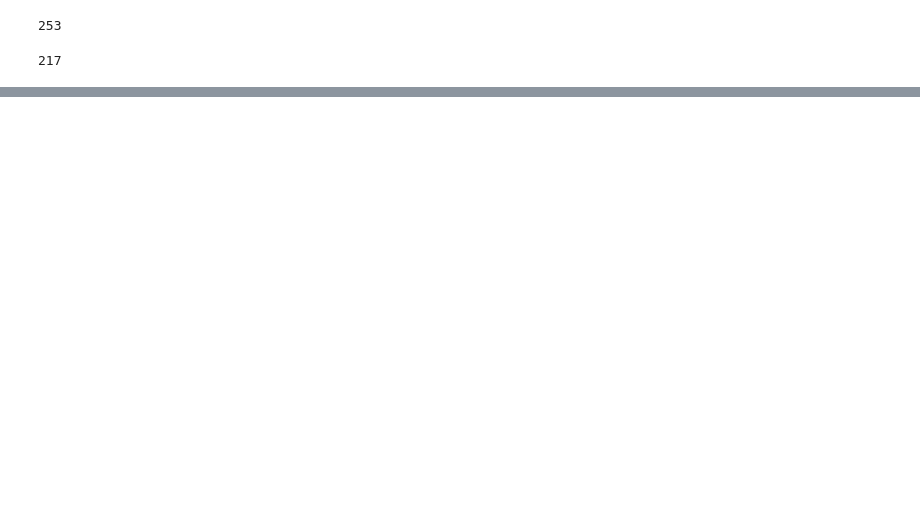
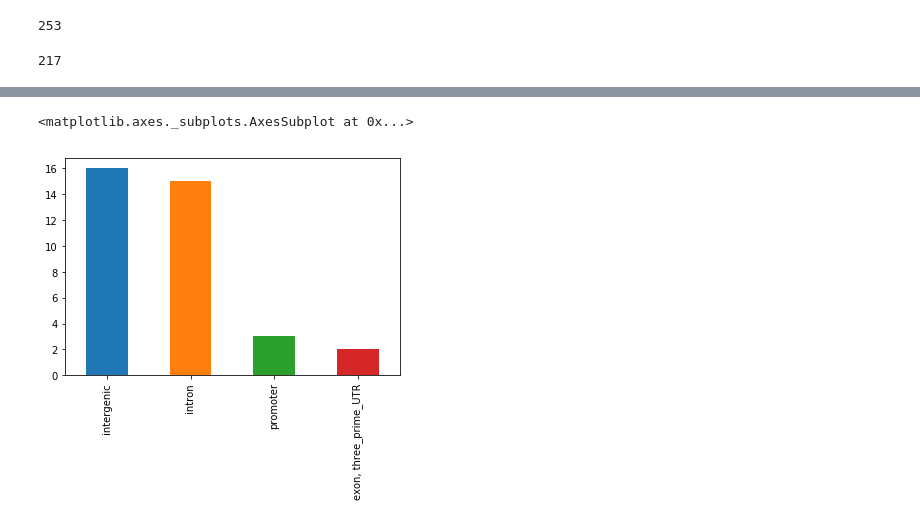
Before and after one commit to juancresc/mirna_mite, a Jupyter notebook: 2_analysis/all_ss.ipynb, the cells around one changed output, grey strips where cells are left out. Saved outputs shown, nothing was run; the diff lists cells and outputs as text; code cells hidden in the pictures; blank space fills up the shorter version.

```diff
--- a/2_analysis/all_ss.ipynb
+++ b/2_analysis/all_ss.ipynb
@@ -216,0 +373,5 @@ df_mirbase.head(2)
+# %%
+df[df.MITE.notnull()].annotation.value_counts().plot('bar')
+# %% [output]
+<matplotlib.axes._subplots.AxesSubplot at 0x...>
+[figure, added]
```
Also changed, not shown: parts of 54 cells of this notebook.
